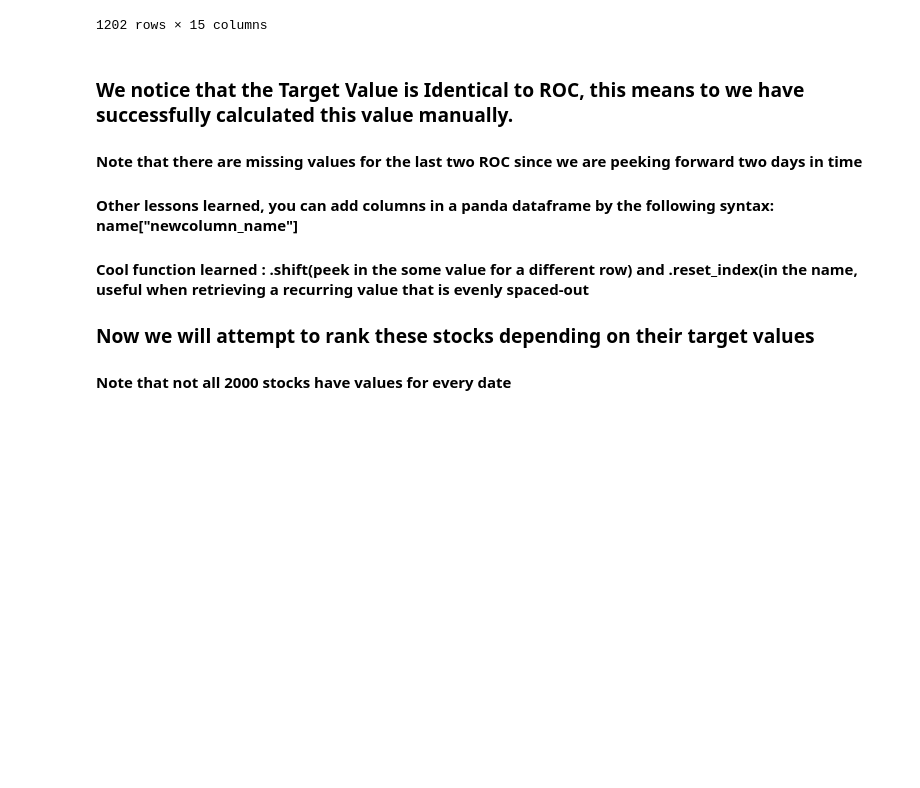
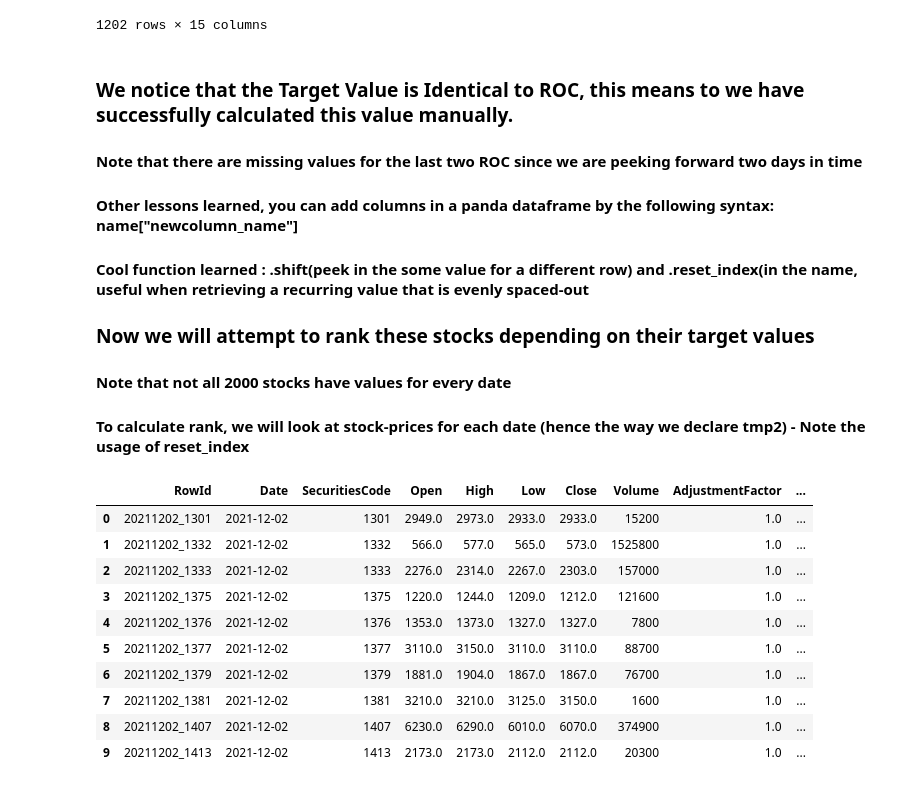
Before and after one commit to Transurgeon/Financial-Market-Analysis, a Jupyter notebook: Understanding.ipynb, the cells around one changed output. Cells and saved outputs as stored; diff of their text form; code cells hidden in the pictures; blank space fills up the shorter version.

```diff
--- a/Understanding.ipynb
+++ b/Understanding.ipynb
@@ -117,3 +117,19 @@ tmp
 
 ### Now we will attempt to rank these stocks depending on their target values
 #### Note that not all 2000 stocks have values for every date
+#### To calculate rank, we will look at stock-prices for each date (hence the way we declare tmp2) - Note the usage of reset_index
+# %%
+tmp2 = df_stock_prices[df_stock_prices["Date"]=="2021-12-02"].reset_index(drop=True)
+tmp2.head(10)
+# %% [output]
+|  | RowId | Date | SecuritiesCode | Open | High | Low | Close | Volume | AdjustmentFactor | ... |
+| 0 | 20211202_1301 | 2021-12-02 | 1301 | 2949.0 | 2973.0 | 2933.0 | 2933.0 | 15200 | 1.0 | ... |
+| 1 | 20211202_1332 | 2021-12-02 | 1332 | 566.0 | 577.0 | 565.0 | 573.0 | 1525800 | 1.0 | ... |
+| 2 | 20211202_1333 | 2021-12-02 | 1333 | 2276.0 | 2314.0 | 2267.0 | 2303.0 | 157000 | 1.0 | ... |
+| 3 | 20211202_1375 | 2021-12-02 | 1375 | 1220.0 | 1244.0 | 1209.0 | 1212.0 | 121600 | 1.0 | ... |
+| 4 | 20211202_1376 | 2021-12-02 | 1376 | 1353.0 | 1373.0 | 1327.0 | 1327.0 | 7800 | 1.0 | ... |
+| 5 | 20211202_1377 | 2021-12-02 | 1377 | 3110.0 | 3150.0 | 3110.0 | 3110.0 | 88700 | 1.0 | ... |
+| 6 | 20211202_1379 | 2021-12-02 | 1379 | 1881.0 | 1904.0 | 1867.0 | 1867.0 | 76700 | 1.0 | ... |
+| 7 | 20211202_1381 | 2021-12-02 | 1381 | 3210.0 | 3210.0 | 3125.0 | 3150.0 | 1600 | 1.0 | ... |
+| 8 | 20211202_1407 | 2021-12-02 | 1407 | 6230.0 | 6290.0 | 6010.0 | 6070.0 | 374900 | 1.0 | ... |
+| 9 | 20211202_1413 | 2021-12-02 | 1413 | 2173.0 | 2173.0 | 2112.0 | 2112.0 | 20300 | 1.0 | ... |
```
Also changed, not shown: parts of 2 cells of this notebook.
